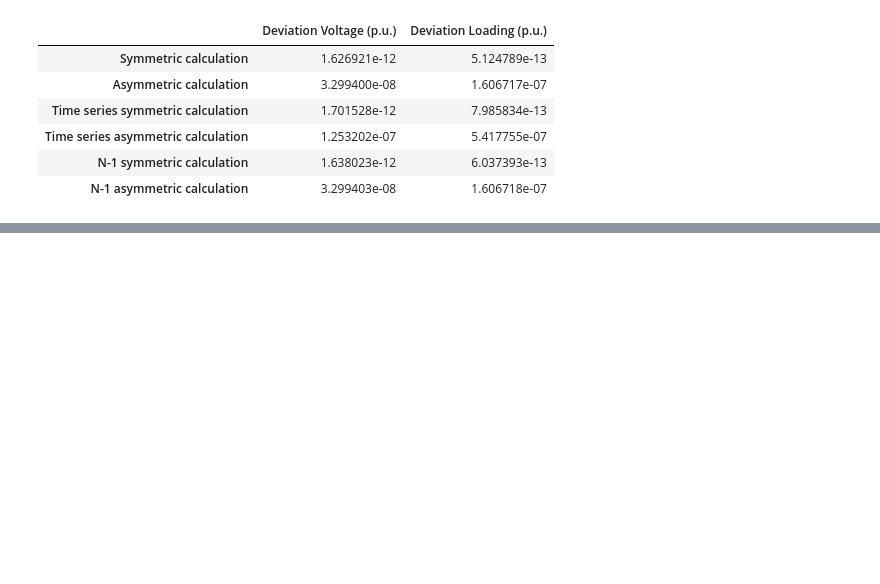
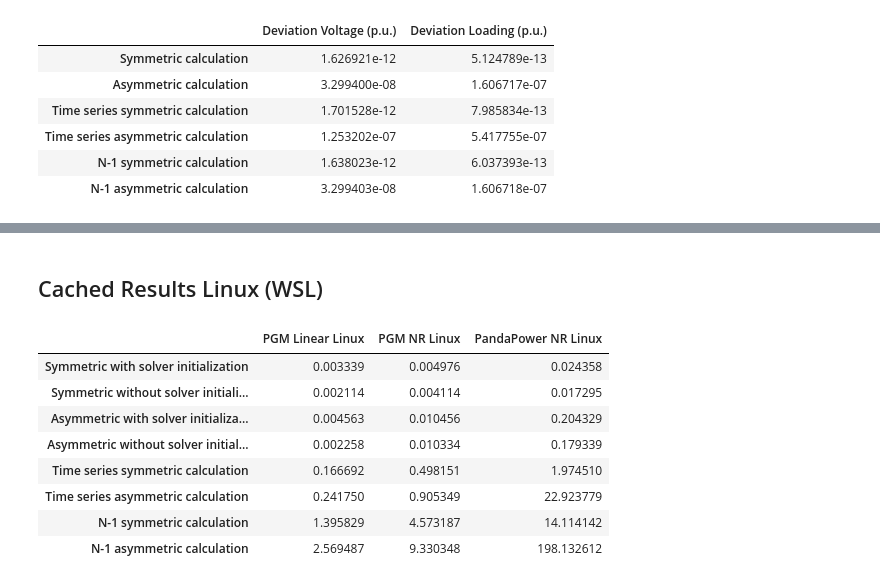
Before and after one commit to PowerGridModel/power-grid-model-benchmark, a Jupyter notebook: Power Grid Model Benchmark.ipynb, the cells around one changed output, grey strips where cells are left out. Saved outputs shown, nothing was run; the diff lists cells and outputs as text; code cells hidden in the pictures; blank space fills up the shorter version.

```diff
--- a/Power Grid Model Benchmark.ipynb
+++ b/Power Grid Model Benchmark.ipynb
@@ -577,0 +582,28 @@ display(speedup_df.style.format("{:0.1f}x"))
+# %% [markdown]
+## Cached Results Linux (WSL)
+# %%
+cached_wsl_df = pd.DataFrame.from_dict(
+    {
+        "Symmetric with solver initialization": (0.003339, 0.004976, 0.024358),
+        "Symmetric without solver initialization": (0.002114, 0.004114, 0.017295),
+        "Asymmetric with solver initialization": (0.004563, 0.010456, 0.204329),
+        "Asymmetric without solver initialization": (0.002258, 0.010334, 0.179339),
+        "Time series symmetric calculation": (0.166692, 0.498151, 1.974510),
+        "Time series asymmetric calculation": (0.241750, 0.905349, 22.923779),
+        "N-1 symmetric calculation": (1.395829, 4.573187, 14.114142),
+        "N-1 asymmetric calculation": (2.569487, 9.330348, 198.132612),
+    },
+    columns=["PGM Linear Linux", "PGM NR Linux", "PandaPower NR Linux"],
+    orient="index"
+)
+display(cached_wsl_df)
+# %% [output]
+|  | PGM Linear Linux | PGM NR Linux | PandaPower NR Linux |
+| Symmetric with solver initialization | 0.003339 | 0.004976 | 0.024358 |
+| Symmetric without solver initiali... | 0.002114 | 0.004114 | 0.017295 |
+| Asymmetric with solver initializa... | 0.004563 | 0.010456 | 0.204329 |
+| Asymmetric without solver initial... | 0.002258 | 0.010334 | 0.179339 |
+| Time series symmetric calculation | 0.166692 | 0.498151 | 1.974510 |
+| Time series asymmetric calculation | 0.241750 | 0.905349 | 22.923779 |
+| N-1 symmetric calculation | 1.395829 | 4.573187 | 14.114142 |
+| N-1 asymmetric calculation | 2.569487 | 9.330348 | 198.132612 |
```
Also changed, not shown: parts of 16 cells of this notebook, 1 other file.
